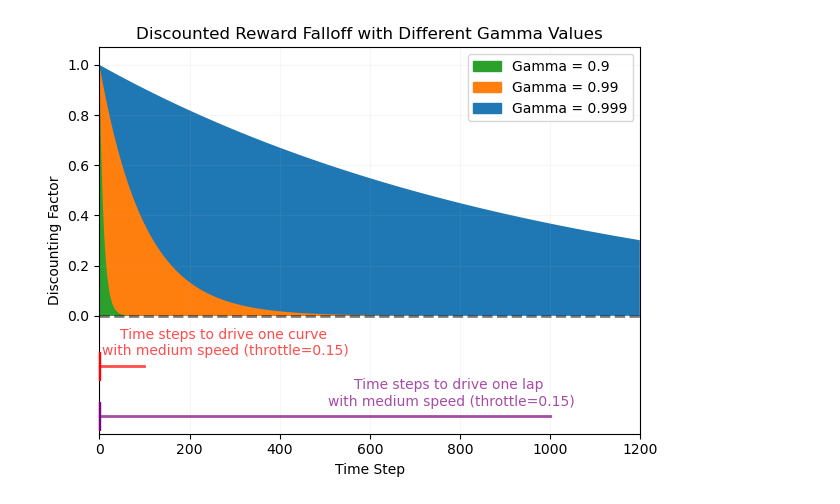
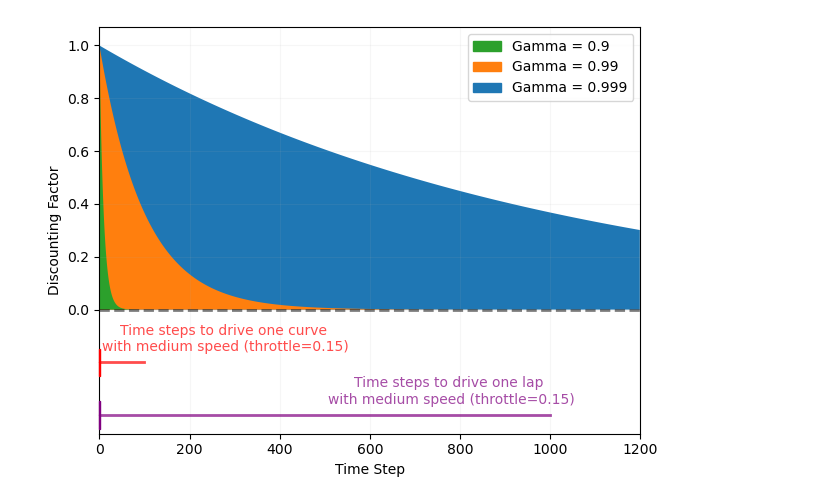
Before and after one commit to till2/self-driving-car, a Jupyter notebook: additional_snippets/discounted_reward_falloff_visualization.ipynb, the cells around one changed output. Drawn from its saved outputs; the diff is of its cells as text; code cells hidden in the pictures.

```diff
--- a/additional_snippets/discounted_reward_falloff_visualization.ipynb
+++ b/additional_snippets/discounted_reward_falloff_visualization.ipynb
@@ -14,39 +14,39 @@ for i, gamma in enumerate(gammas):
 
 ax.set_xlabel('Time Step')
 ax.set_ylabel('Discounting Factor')
-ax.set_title('Discounted Reward Falloff with Different Gamma Values')
+# ax.set_title('Discounted Reward Falloff with Different Gamma Values')
 
 # remove negative y-ticks
 plt.yticks(np.arange(0, 1.1, 0.2))
 
 plt.xlim(0, time_steps)
 
 # horizontal lines
 ax.axhline(y=0, color='black', linestyle='--', linewidth=2, alpha=0.5)
 ax.axhline(y=-0.2, xmin=0, xmax=0.1/1.2, color='red', linestyle='-', linewidth=2, alpha=0.7)
 ax.axhline(y=-0.4, xmin=0, xmax=1/1.2, color='purple', linestyle='-', linewidth=2, alpha=0.7)
 
 # Adding tips to the axhlines
 ax.annotate('', xy=(0.1/1.2, -0.2), xytext=(1/1.2, -0.2), arrowprops=dict(arrowstyle='|-|', color='red', linewidth=1))
 ax.annotate('', xy=(1/1.2, -0.4), xytext=(0.1/1.2, -0.4), arrowprops=dict(arrowstyle='|-|', color='purple', linewidth=1))
 
 # text above the lines
 ax.text(280, -0.11, 'Time steps to drive one curve \nwith medium speed (throttle=0.15)', ha='center', va='center', fontsize=10, color='red', alpha=0.7)
 ax.text(780, -0.31, 'Time steps to drive one lap \nwith medium speed (throttle=0.15)', ha='center', va='center', fontsize=10, color='purple', alpha=0.7)
 
 ax.grid(True, alpha=0.1)
 
 # add handles so that the gamma values are ordered from 0.9 to 0.999 in the legend (reverse order of plotting)
 legend_handles = [
     mpatches.Patch(color="tab:green", label="Gamma = 0.9"),
     mpatches.Patch(color="tab:orange", label="Gamma = 0.99"),
     mpatches.Patch(color="tab:blue", label="Gamma = 0.999")
 ]
 
 ax.legend(handles=legend_handles)
 
 plt.tight_layout()
-plt.savefig("../figs/DiscountedRewardFalloff.pdf")
+plt.savefig("../figs/Discounted Reward Falloff with Different Gamma Values.pdf")
 plt.show()
 # %% [output]
-[figure, old version]
+[figure, new version]
```
Also changed, not shown: 9 other files.
